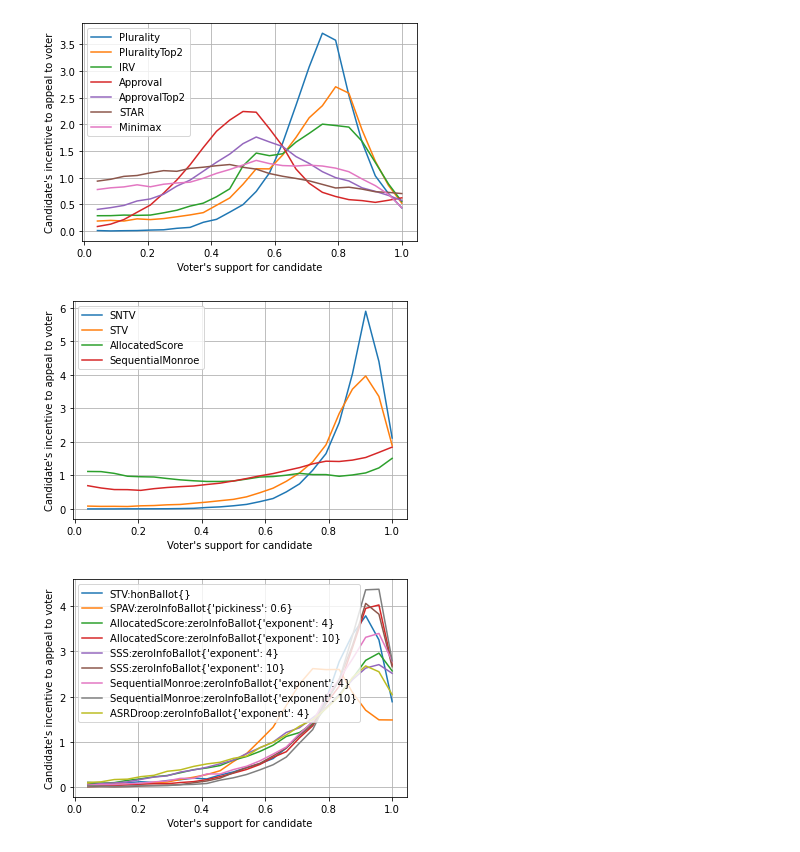
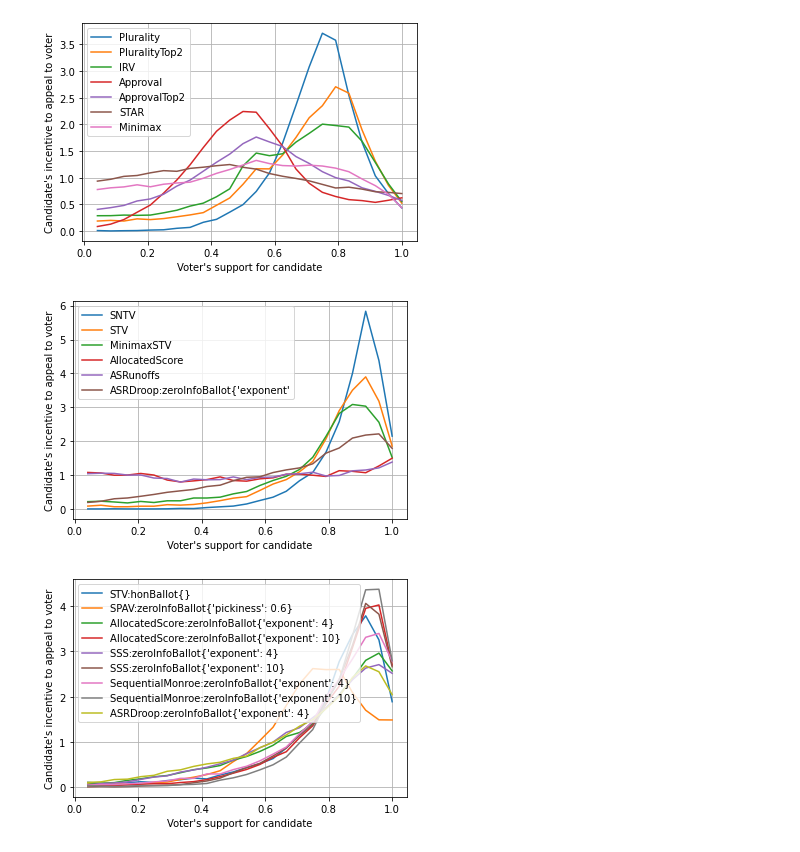
Before and after one commit to electionscience/vse-sim, a Jupyter notebook: CIDresultsgen.ipynb, the cells around one changed output. Saved outputs shown, nothing was run; the diff lists cells and outputs as text; code cells hidden in the pictures.

Commit message:
Added minimaxSTV + bug fixes for top 2 runoffs

```diff
--- a/CIDresultsgen.ipynb
+++ b/CIDresultsgen.ipynb
@@ -14,11 +14,12 @@ basesw.chart()
 # %% [output]
 [figure]
 # %%
-basemw = CID(KSModel(), [SNTV, STV, AllocatedScore, SequentialMonroe], 72, 10, 5000, 4)
-basemw.saveFile("basemw", False)
-basemw.chart()
+minimw = CID(KSModel(), [SNTV, STV, MinimaxSTV, AllocatedScore, ASRunoffs, (ASRDroop, STAR.zeroInfoBallot, {'exponent':3})],
+             72, 10, 1000, 4)
+minimw.saveFile("mwminimax", False)
+minimw.chart()
 # %% [output]
-[figure, old version]
+[figure, new version]
 # %%
 basemw.saveFile("basemw", False)
 # %%
```
Also changed, not shown: 3 other files.
